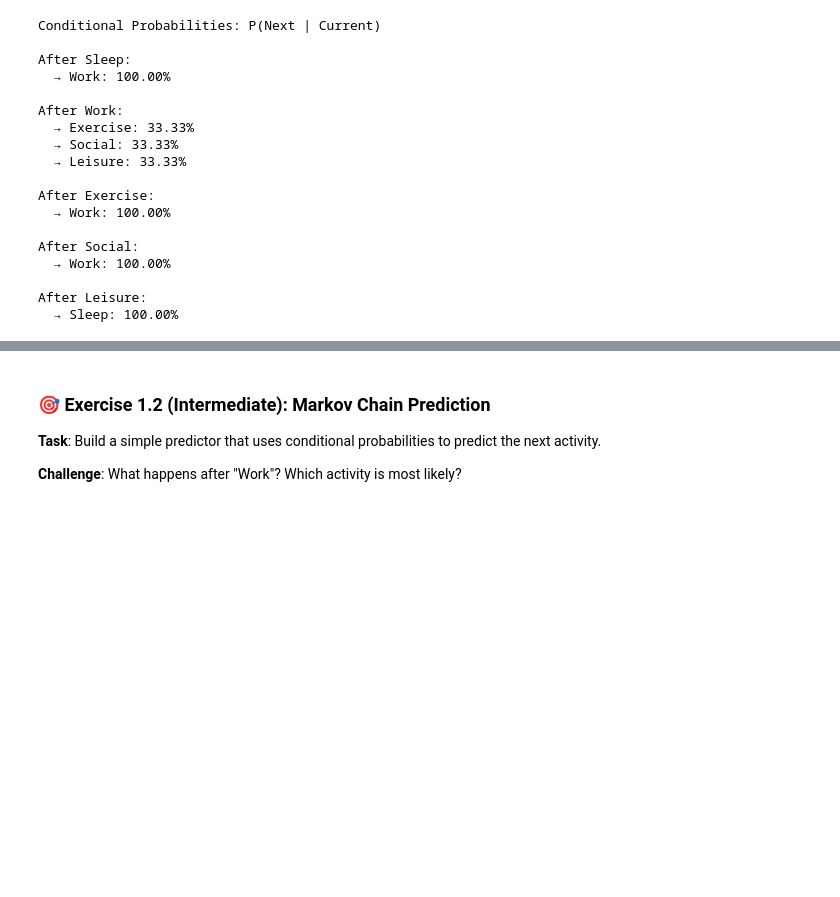
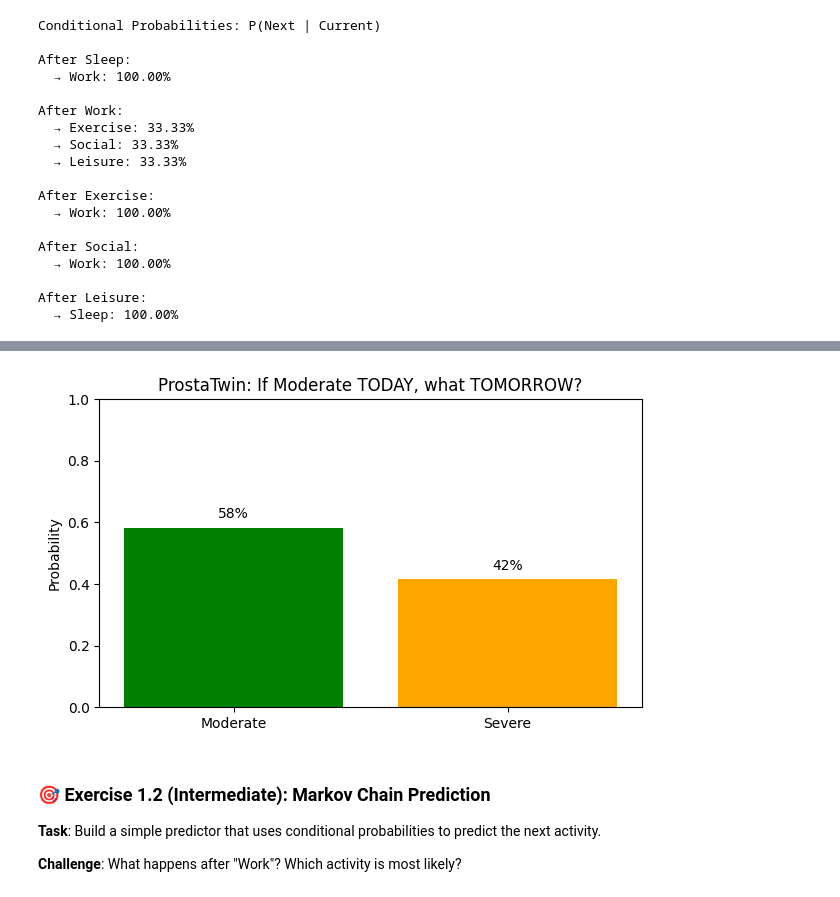
Before and after one commit to Machpadaco/ATF-AI-CHALLENGE-LEARNING-MATERIA, a Jupyter notebook: Week-01/Copy_of_01_probability_neural_networks.ipynb, the cells around one changed output, grey strips where cells are left out. Drawn from its saved outputs; the diff is of its cells as text; code cells hidden in the pictures; blank space fills up the shorter version.

```diff
--- a/Week-01/Copy_of_01_probability_neural_networks.ipynb
+++ b/Week-01/Copy_of_01_probability_neural_networks.ipynb
@@ -254,3 +376,76 @@ After Social:
 
 After Leisure:
   → Sleep: 100.00%
+# %%
+# ============================================================
+# 1.2 Conditional Probability - PROSTATWIN VERSION
+# P(Next Day Symptom | Today's Symptom)
+# ============================================================
+from collections import Counter
+import matplotlib.pyplot as plt
+
+# PROSTATWIN DATA: 20 days - longer so we have more transitions to learn from
+# 0=Mild, 1=Moderate, 2=Severe
+prostate_20days = [1, 1, 2, 1, 1, 2, 1, 1, 1, 2, 2, 1, 1, 2, 1, 1, 2, 2, 1, 1]
+symptom_names = {0: 'Mild', 1: 'Moderate', 2: 'Severe'}
+
+def calculate_conditional_probabilities(sequence):
+    transitions = {}
+    for i in range(len(sequence) - 1):
+        current = sequence[i]
+        next_activity = sequence[i + 1]
+        if current not in transitions:
+            transitions[current] = []
+        transitions[current].append(next_activity)
+    conditional_probs = {}
+    for current, next_list in transitions.items():
+        counts = Counter(next_list)
+        total = len(next_list)
+        conditional_probs[current] = {activity: count/total for activity, count in counts.items()}
+    return conditional_probs
+
+cond_probs_prostate = calculate_conditional_probabilities(prostate_20days)
+
+print("ProstaTwin - Conditional Probabilities: P(Tomorrow | Today)\n")
+for current, next_probs in sorted(cond_probs_prostate.items()):
+    print(f"After {symptom_names[current]} today:")
+    for next_activity, prob in sorted(next_probs.items()):
+        print(f"  → {symptom_names[next_activity]} tomorrow: {prob:.2%}")
+    print()
+
+# Highlight the most important number for a doctor
+# P(Severe tomorrow | Moderate today)
+if 1 in cond_probs_prostate and 2 in cond_probs_prostate[1]:
+    p_severe_after_moderate = cond_probs_prostate[1][2]
+    print(f"KEY RISK: If patient is Moderate today, chance he becomes Severe tomorrow = {p_severe_after_moderate:.0%}")
+    print("Twin advice: If Moderate today, monitor tonight - risk of worsening is real, don't ignore.")
+
+if 2 in cond_probs_prostate and 2 in cond_probs_prostate[2]:
+    p_stay_severe = cond_probs_prostate[2][2]
+    print(f"KEY RISK 2: If patient is Severe today, chance he STAYS Severe tomorrow = {p_stay_severe:.0%}")
+    print("Twin advice: Severe tends to stick. Referral should not wait.")
+
+# Chart: After Moderate, what happens?
+# Show only Moderate -> Next
+if 1 in cond_probs_prostate:
+    labels = [symptom_names[k] for k in sorted(cond_probs_prostate[1].keys())]
+    vals = [cond_probs_prostate[1][k] for k in sorted(cond_probs_prostate[1].keys())]
+    plt.figure(figsize=(7, 4))
+    plt.bar(labels, vals, color=['green', 'orange', 'red'])
+    plt.title('ProstaTwin: If Moderate TODAY, what TOMORROW?')
+    plt.ylabel('Probability')
+    plt.ylim(0, 1.0)
+    for i, v in enumerate(vals):
+        plt.text(i, v + 0.03, f'{v:.0%}', ha='center')
+    plt.show()
+
+# PROSTATWIN ANALYSIS
+# 1. Highest conditional: After Moderate, most likely still Moderate.
+#    But there is a real chance to jump to Severe - that's the danger.
+# 2. Pattern: Severe does NOT always go back to Moderate. Once Severe,
+#    it often stays Severe. That means waiting is risky.
+# 3. Why context matters for a doctor:
+#    1.1 said "Moderate 79% overall" - that hides the danger.
+#    1.2 says "If you are Moderate today, you have X% chance to be Severe tomorrow"
+#    - that is the number a doctor uses to decide: monitor or refer NOW.
+# %% [output]
@@ -257,3 +466,4 @@ After Leisure:
+[figure, added]
 # %% [markdown]
 ### 🎯 Exercise 1.2 (Intermediate): Markov Chain Prediction
 
```
Also changed, not shown: parts of 28 cells of this notebook.
